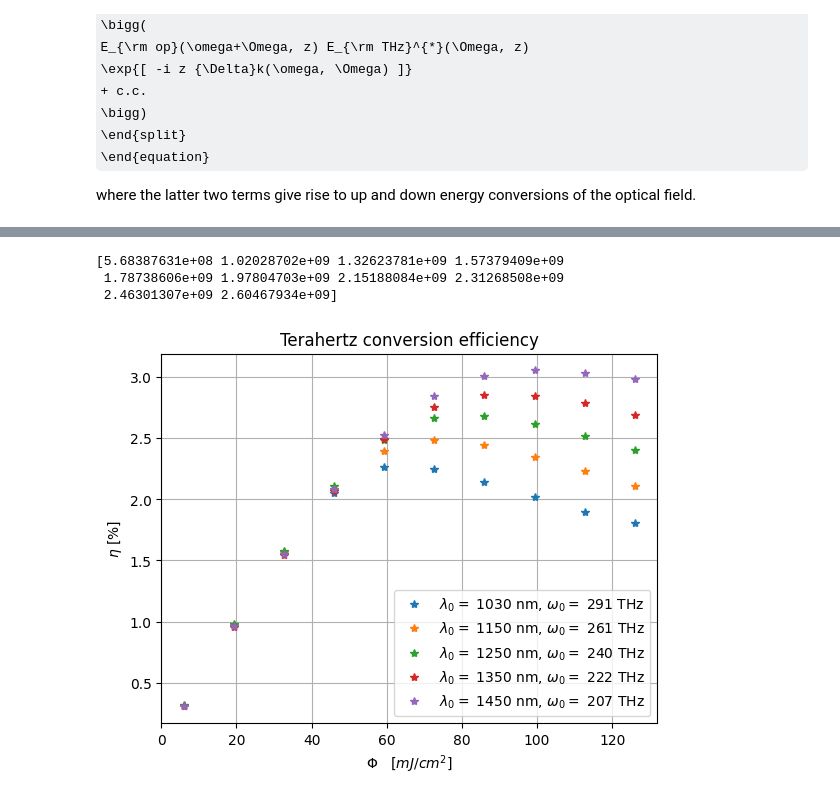
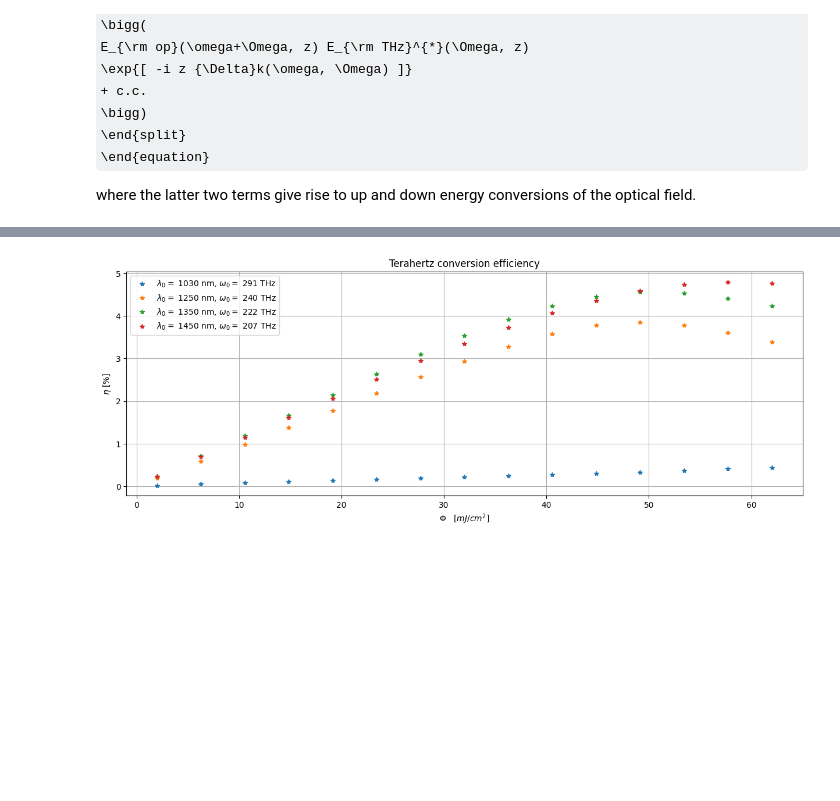
Before and after one commit to p-engel/nonlinear_optics, a Jupyter notebook: optical_rectification/analysis.ipynb, the cells around one changed output, grey strips where cells are left out. Cells and saved outputs as stored; diff of their text form; code cells hidden in the pictures; some formulas as TeX source; blank space fills up the shorter version.

Commit message:
analyse terahertz conversion efficiency

```diff
--- a/optical_rectification/analysis.ipynb
+++ b/optical_rectification/analysis.ipynb
@@ -199,25 +220,25 @@ where $\nu_g(\omega) = c/n_g(\omega)$ is the group velocity, and $n_g$ is the gr
 # %%
 # group velocity dispersion
+ng_tmp = index_w.sellmeier() + ( pulse.w * np.gradient(index_w.sellmeier(), pulse.w) )
 df_ng = pd.read_csv(par.fname_ng, header=None)
 df_ng.columns = ["lambda_nm", "ng"]
-print(df_ng["lambda_nm"])
 dispersion = definitions.Dispersion(
     pulse.w, index_w.sellmeier(), Ω=Ω, n_Ω=index_Ω.n()
 )
-iw0 = np.argmin(np.abs(pulse.w - w0))
 
-fig6, ax6 = plt.subplots()
-# ax6.set_xlabel(r"$\omega$ (THz)")
-ax6.set_xlabel(r"$\lambda$ (nm)")
-ax6.set_ylabel(r"$\beta_2$ (1 / (mm THz^2))")
-ax6.plot(c_thz/pulse.w * 1e9, dispersion.beta2() * 1e-3)
-ax6.tick_params(axis='y',labelcolor='tab:blue')
-ax6.grid(True)
-ax6i = ax6.twinx()
-ax6i.plot(c_thz/pulse.w * 1e9, dispersion.ng(), '-k', label='model')
-ax6i.plot(df_ng["lambda_nm"], df_ng["ng"], '.k', label='experimental')
-# ax6i.set_ylabel(r"$\nu_g^{-1}$ (1 / (mm THz))")
+fig6, ax6i = plt.subplots()
+i=11000
+# c
+# ax6.set_ylabel(r"$\beta_2$ (1 / (mm THz^2))")
+# ax6.plot(c_thz/pulse.w[i::-1] * 1e9, dispersion.beta2()[i::-1] * 1e-3)
+# ax6.tick_params(axis='y',labelcolor='tab:blue')
+# ax6.grid(True)
+# ax6i = ax6.twinx()
+ax6i.plot(c_thz/pulse.w[i::-1] * 1e9, ng_analytic()[i::-1], '-k', alpha=0.6, label='analytic')
+ax6i.plot(c_thz/pulse.w[i::-1] * 1e9, dispersion.ng()[i::-1], ':r', label='numeric')
+ax6i.plot(df_ng["lambda_nm"], df_ng["ng"], '.r', label='extracted data')
 ax6i.set_ylabel(r"$n_g$ [1]")
+ax6i.set_xlabel(r"$\lambda$ (nm)")
 ax6i.tick_params(axis='y',labelcolor='k')
 ax6i.legend()
 ax6i.grid(True)
@@ -517,39 +537,34 @@ The terahertz conversion efficiency is defined as
 # terahertz conversion efficiency versus fluence
 # parameters
 t_fwhm = 70e-3                                            # [ps]
-fluence = np.linspace(1, 21, 10) * 6 * 1e-3 / 1e-4            # [J/m^2]
-carrier_lam0 = np.array([1030, 1150, 1250, 1350, 1450])   # [nm]
-E0s = np.sqrt( fluence / (EPS0 * c_thz * t_fwhm) )        # [V/m]
+fluence = np.linspace(1, 31, 15) * 2 * 1e-3 / 1e-4           # [J/m^2]
+carrier_lam0 = np.array([1030, 1250, 1350, 1450])   # [nm]
+# E0s = np.sqrt( fluence / (EPS0 * c_thz * t_fwhm) )        # [V/m]
+E0s = np.sqrt( 2*fluence / (EPS0 * c_thz * definitions.Gaussian(t_fwhm=t_fwhm).tau/(np.sqrt(2/np.pi)) ) )
 w0s = c_thz / ( carrier_lam0 * 1e-9 )                     # [THz]
-print(E0s)
+# print(E0s)
 
 eta = np.zeros((w0s.shape[0], E0s.shape[0]))              # [%]
 
 for i, w0 in enumerate(w0s):
     eta[i,:] = np.array(
-        [observable.conversion_efficiency(w0=w0, E0=E0) for E0 in E0s]
+        [observable.conversion_efficiency(w0=w0, E0=E0, cascade=True) for E0 in E0s]
     )
-# %% [output]
-[5.68387631e+08 1.02028702e+09 1.32623781e+09 1.57379409e+09
- 1.78738606e+09 1.97804703e+09 2.15188084e+09 2.31268508e+09
- 2.46301307e+09 2.60467934e+09]
 # %%
-fig12, ax12 = plt.subplots()
+fig12, ax12 = plt.subplots(figsize=(15,5))
 
 for i, lam0 in enumerate(carrier_lam0):
     ax12.plot(fluence * (1e3/1e4), eta[i,:]*100, '*',
               label=r'$\lambda_0 =$ ' + str(lam0) + r' nm, ' +
               r'$\omega_0 =$ ' + f"{w0s[i]:.0f}" + ' THz'
     )
 
 ax12.set_title(r"Terahertz conversion efficiency")
 # ax12.set_xlabel(r"$E_0 \quad [V/m]$")
 ax12.set_xlabel(r"$\Phi \quad [mJ/cm^2]$")
 
 ax12.set_ylabel(r"$\eta$ [%]")
 ax12.legend()
 ax12.grid(True)
-
-# print(eta)
 # %% [output]
-[figure, old version]
+[figure, new version]
```
Also changed, not shown: parts of 16 cells of this notebook.
